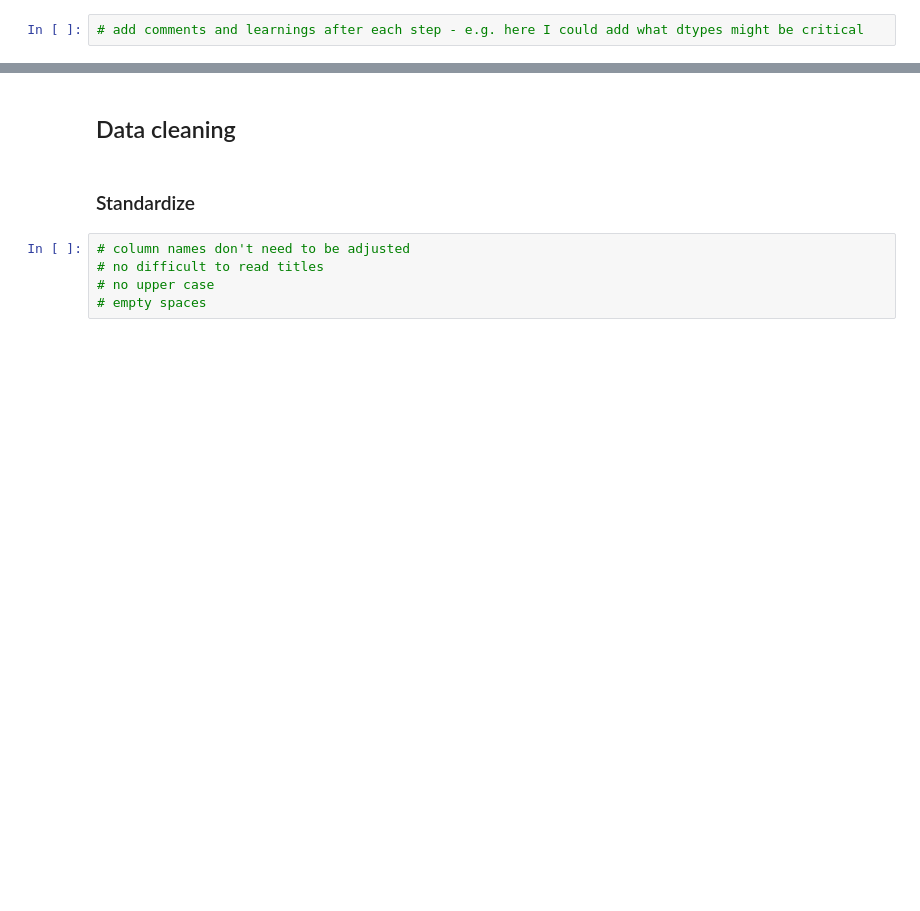
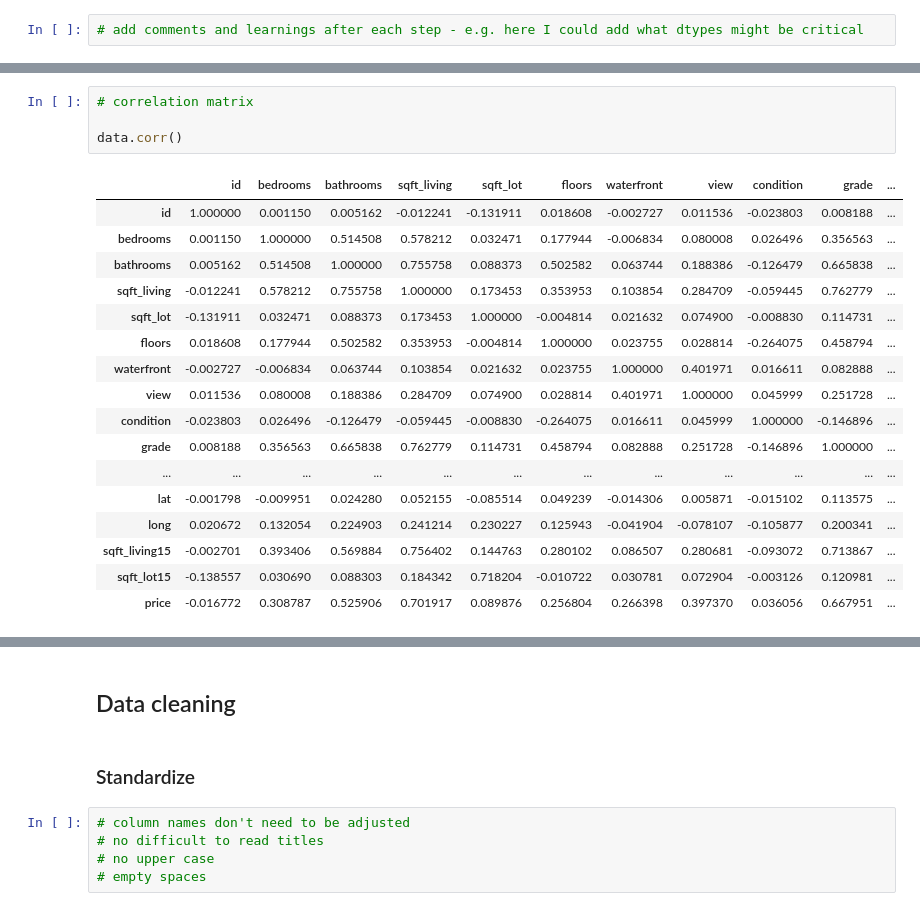
Before and after one commit to nicolerichter1989/mid-bootcamp-project, a Jupyter notebook: Regression Project - Housing Prices.ipynb, the cells around one changed output, grey strips where cells are left out. Saved outputs shown, nothing was run; the diff lists cells and outputs as text; blank space fills up the shorter version.

```diff
--- a/Regression Project - Housing Prices.ipynb
+++ b/Regression Project - Housing Prices.ipynb
@@ -200,0 +215,22 @@ data.describe()
+# %%
+# correlation matrix
+
+data.corr()
+# %% [output]
+|  | id | bedrooms | bathrooms | sqft_living | sqft_lot | floors | waterfront | view | condition | grade | ... |
+| id | 1.000000 | 0.001150 | 0.005162 | -0.012241 | -0.131911 | 0.018608 | -0.002727 | 0.011536 | -0.023803 | 0.008188 | ... |
+| bedrooms | 0.001150 | 1.000000 | 0.514508 | 0.578212 | 0.032471 | 0.177944 | -0.006834 | 0.080008 | 0.026496 | 0.356563 | ... |
+| bathrooms | 0.005162 | 0.514508 | 1.000000 | 0.755758 | 0.088373 | 0.502582 | 0.063744 | 0.188386 | -0.126479 | 0.665838 | ... |
+| sqft_living | -0.012241 | 0.578212 | 0.755758 | 1.000000 | 0.173453 | 0.353953 | 0.103854 | 0.284709 | -0.059445 | 0.762779 | ... |
+| sqft_lot | -0.131911 | 0.032471 | 0.088373 | 0.173453 | 1.000000 | -0.004814 | 0.021632 | 0.074900 | -0.008830 | 0.114731 | ... |
+| floors | 0.018608 | 0.177944 | 0.502582 | 0.353953 | -0.004814 | 1.000000 | 0.023755 | 0.028814 | -0.264075 | 0.458794 | ... |
+| waterfront | -0.002727 | -0.006834 | 0.063744 | 0.103854 | 0.021632 | 0.023755 | 1.000000 | 0.401971 | 0.016611 | 0.082888 | ... |
+| view | 0.011536 | 0.080008 | 0.188386 | 0.284709 | 0.074900 | 0.028814 | 0.401971 | 1.000000 | 0.045999 | 0.251728 | ... |
+| condition | -0.023803 | 0.026496 | -0.126479 | -0.059445 | -0.008830 | -0.264075 | 0.016611 | 0.045999 | 1.000000 | -0.146896 | ... |
+| grade | 0.008188 | 0.356563 | 0.665838 | 0.762779 | 0.114731 | 0.458794 | 0.082888 | 0.251728 | -0.146896 | 1.000000 | ... |
+| ... | ... | ... | ... | ... | ... | ... | ... | ... | ... | ... | ... |
+| lat | -0.001798 | -0.009951 | 0.024280 | 0.052155 | -0.085514 | 0.049239 | -0.014306 | 0.005871 | -0.015102 | 0.113575 | ... |
+| long | 0.020672 | 0.132054 | 0.224903 | 0.241214 | 0.230227 | 0.125943 | -0.041904 | -0.078107 | -0.105877 | 0.200341 | ... |
+| sqft_living15 | -0.002701 | 0.393406 | 0.569884 | 0.756402 | 0.144763 | 0.280102 | 0.086507 | 0.280681 | -0.093072 | 0.713867 | ... |
+| sqft_lot15 | -0.138557 | 0.030690 | 0.088303 | 0.184342 | 0.718204 | -0.010722 | 0.030781 | 0.072904 | -0.003126 | 0.120981 | ... |
+| price | -0.016772 | 0.308787 | 0.525906 | 0.701917 | 0.089876 | 0.256804 | 0.266398 | 0.397370 | 0.036056 | 0.667951 | ... |
```
Also changed, not shown: parts of 13 cells of this notebook, 3 other files.
